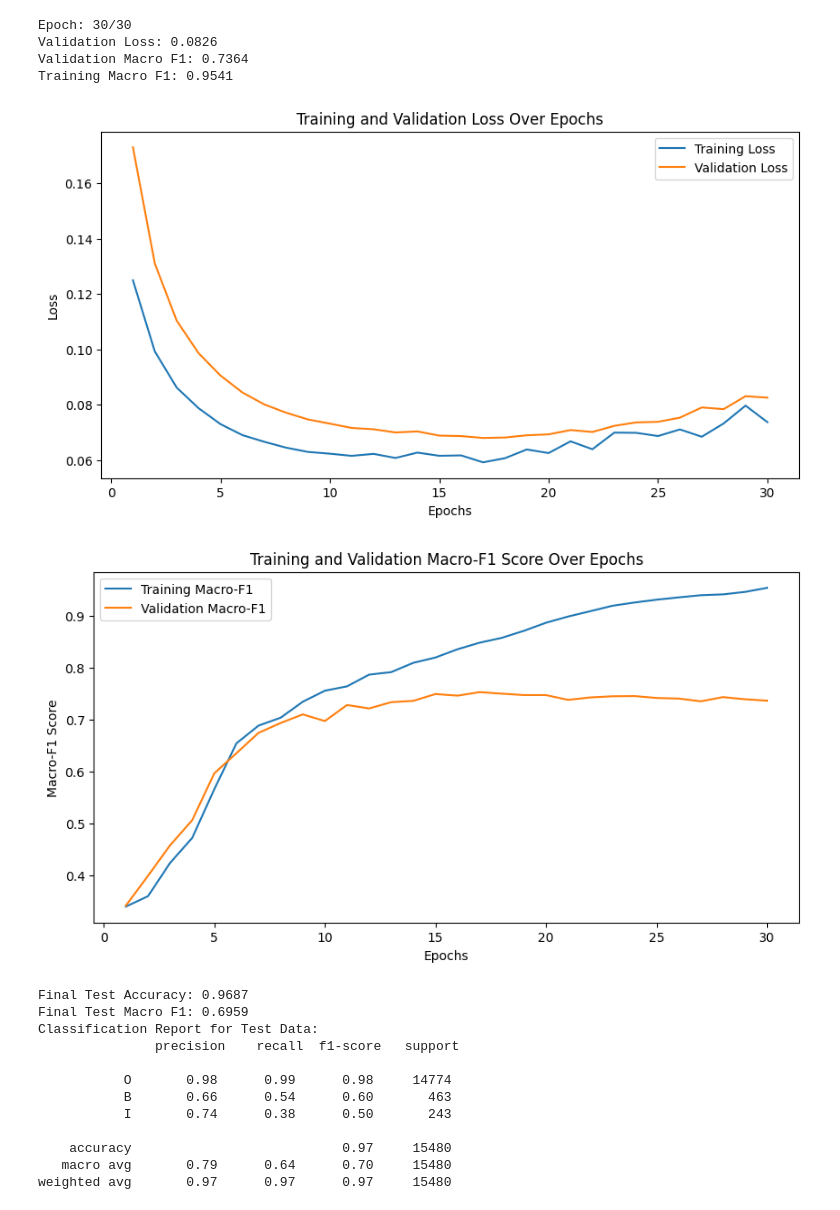
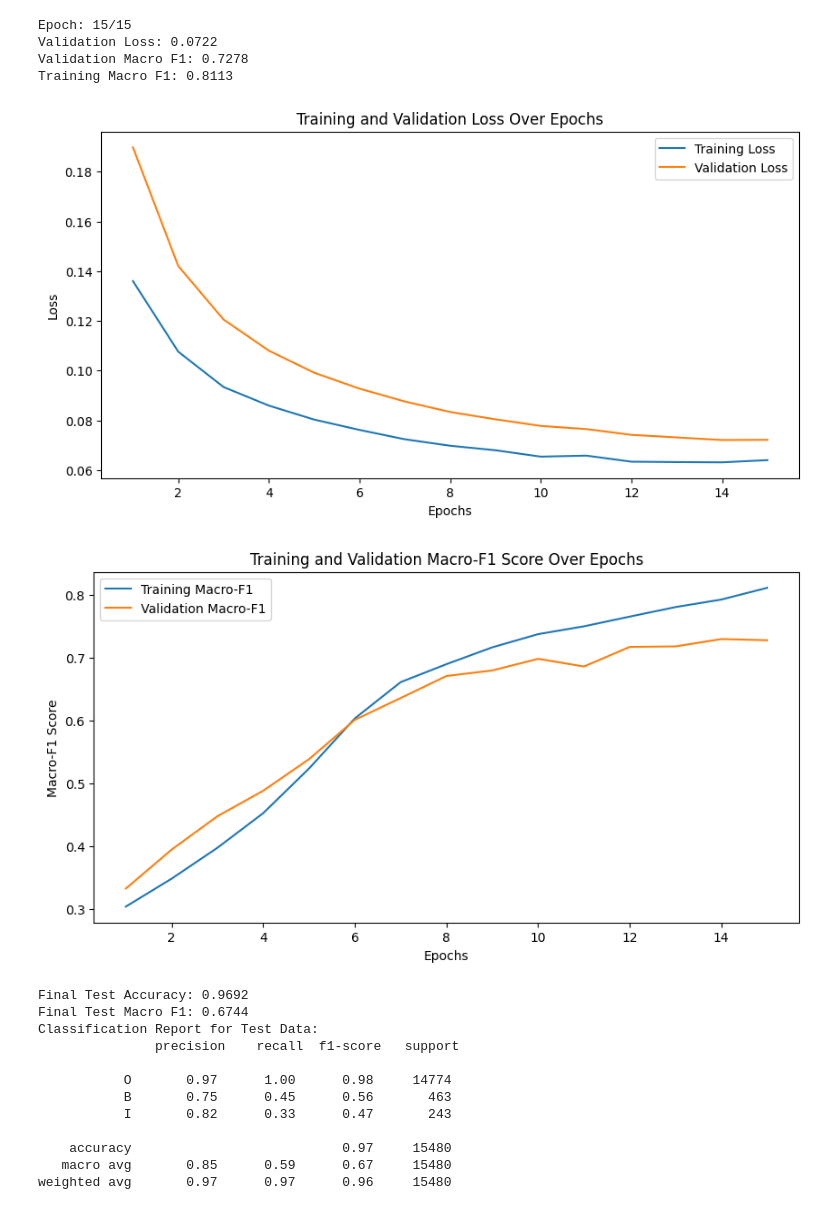
Before and after one commit to hyouteki/lanat, a Jupyter notebook: bio_encoding/dataset_2/models.ipynb, the cells around one changed output. Cells and saved outputs as stored; diff of their text form; code cells hidden in the pictures.

```diff
--- a/bio_encoding/dataset_2/models.ipynb
+++ b/bio_encoding/dataset_2/models.ipynb
@@ -90,5 +90,5 @@ class Gru(nn.Module):
         output = self.fc(output)
         return output
 # %%
-run(load_glove_embeddings, 300, "../word_embeddings/glove.6B.300d.txt", Rnn, "rnn_glove",30)
+run(load_glove_embeddings, 300, "../word_embeddings/glove.6B.300d.txt", Rnn, "rnn_glove",15)
 # %% [output]
@@ -154,4 +154,4 @@ Classification Report for Test Data:
 weighted avg       0.97      0.97      0.97     15480
 # %%
-run(load_glove_embeddings, 300, "../word_embeddings/glove.6B.300d.txt", Lstm, "lstm_glove",30)
+run(load_glove_embeddings, 300, "../word_embeddings/glove.6B.300d.txt", Lstm, "lstm_glove",15)
 # %% [output]
@@ -217,23 +217,23 @@ Classification Report for Test Data:
 weighted avg       0.97      0.97      0.97     15480
 # %%
-run(load_glove_embeddings, 300, "../word_embeddings/glove.6B.300d.txt", Gru, "gru_glove",30)
+run(load_glove_embeddings, 300, "../word_embeddings/glove.6B.300d.txt", Gru, "gru_glove",15)
 # %% [output]
-Epoch: 30/30
-Validation Loss: 0.0826
-Validation Macro F1: 0.7364
-Training Macro F1: 0.9541
+Epoch: 15/15
+Validation Loss: 0.0722
+Validation Macro F1: 0.7278
+Training Macro F1: 0.8113
-[figure, old version]
+[figure, new version]
-[figure, old version]
+[figure, new version]
-Final Test Accuracy: 0.9687
-Final Test Macro F1: 0.6959
+Final Test Accuracy: 0.9692
+Final Test Macro F1: 0.6744
 Classification Report for Test Data:
                precision    recall  f1-score   support
 
-           O       0.98      0.99      0.98     14774
-           B       0.66      0.54      0.60       463
-           I       0.74      0.38      0.50       243
+           O       0.97      1.00      0.98     14774
+           B       0.75      0.45      0.56       463
+           I       0.82      0.33      0.47       243
 
     accuracy                           0.97     15480
-   macro avg       0.79      0.64      0.70     15480
-weighted avg       0.97      0.97      0.97     15480
+   macro avg       0.85      0.59      0.67     15480
+weighted avg       0.97      0.97      0.96     15480
 # %%
```
Also changed, not shown: parts of 8 cells of this notebook, 30 other files.
